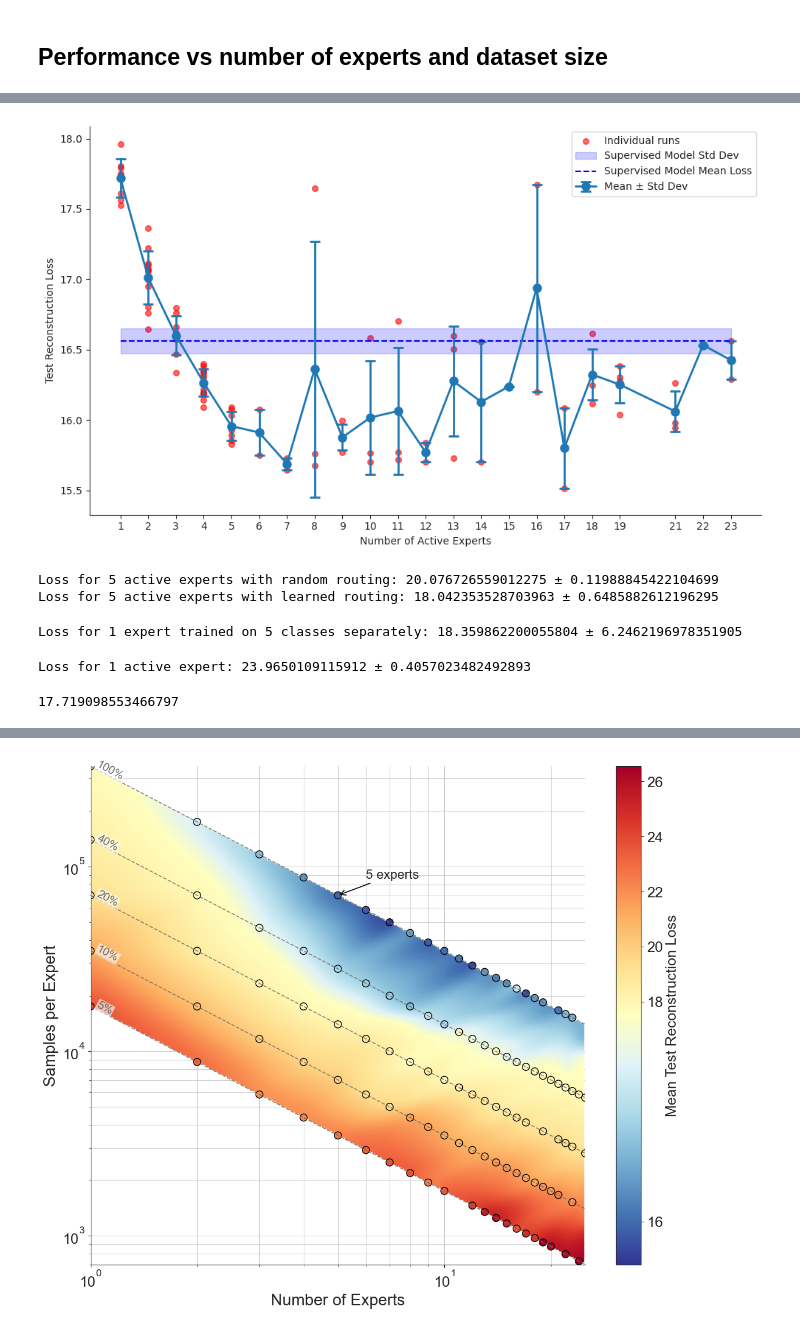
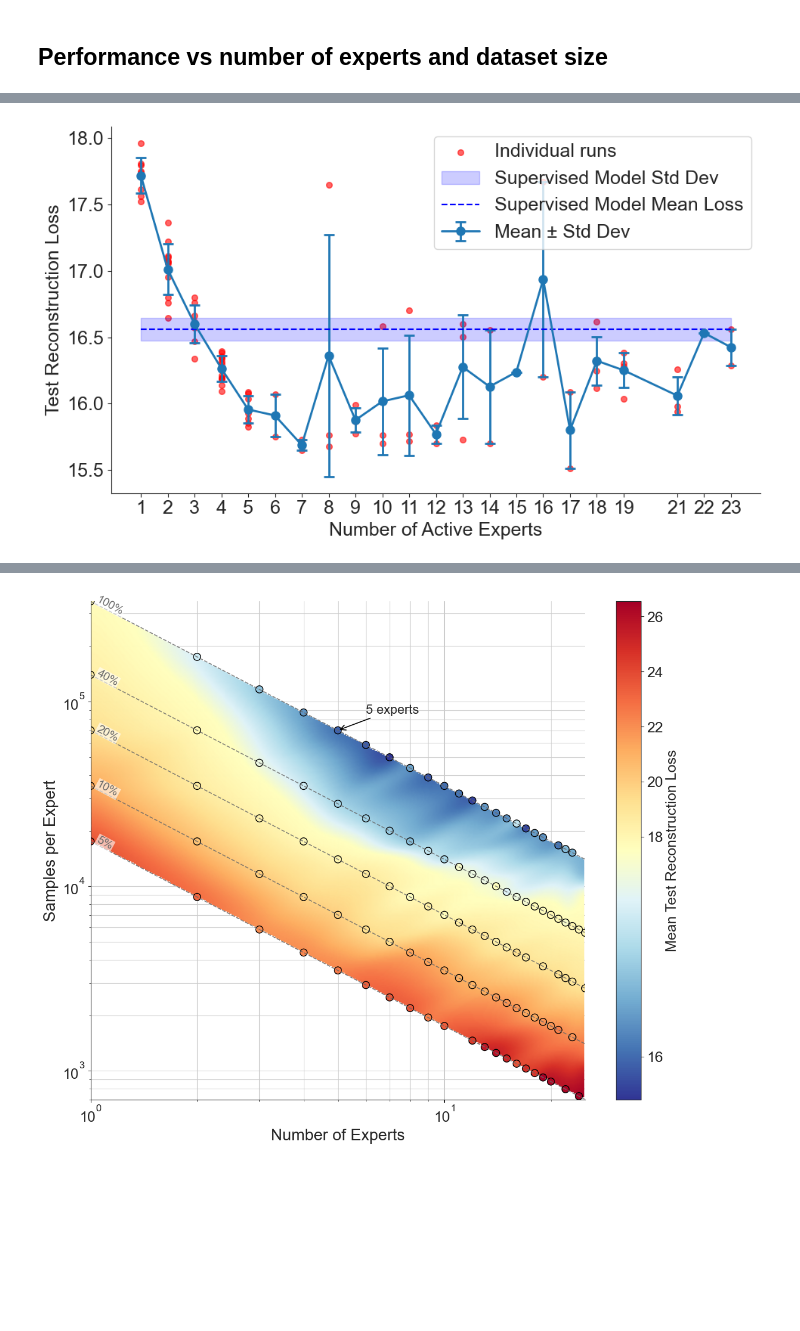
Before and after one commit to strajdzsha/smoe-vae, a Jupyter notebook: vae/visualizing.ipynb, the cells around one changed output, grey strips where cells are left out. Drawn from its saved outputs; the diff is of its cells as text; code cells hidden in the pictures; blank space fills up the shorter version.

```diff
--- a/vae/visualizing.ipynb
+++ b/vae/visualizing.ipynb
@@ -225,7 +219,7 @@ def get_appropriate_colormap(num_categories):
 num_experts=10
 num_active_experts=5
 trial=4
-model_dir = f'/home/stnikoli/semestral-project-awareness/vae/snapshots/quickdraw/dataset_size/moe_ld32_ne{num_experts}_1.0_dataset_percentage_{trial}'
+model_dir = f'results/moe_ld32_ne{num_experts}_1.0_dataset_percentage_{trial}'
 
 model = load_pretrained_model(model_dir)
 test_loader = load_dataset('quickdraw', batch_size=64)
@@ -357,8 +350,0 @@ Expert activation visualization saved to /home/stnikoli/semestral-project-awaren
-# %%
-num_experts=10
-trial=4
-model_dir = f'/home/stnikoli/semestral-project-awareness/vae/snapshots/quickdraw/dataset_size/moe_ld32_ne{num_experts}_1.0_dataset_percentage_{trial}'
-
-model = load_pretrained_model(model_dir)
-test_loader = load_dataset('quickdraw', batch_size=64)
-device = torch.device("cuda" if torch.cuda.is_available() else "cpu")
@@ -639,20 +534,14 @@ Active Experts 23: Found 2 experiment(s)
-# %%
-def find_supervised_losses(root_path):
-    supervised_losses = []
-    dirnames = [d for d in os.listdir(root_path) if d.startswith('moe_supervised_ld32_ne5') and "load_balancing" in d]
-    for dirname in dirnames:
-        dir_path = os.path.join(root_path, dirname)
-        if os.path.isdir(dir_path):
-            test_losses_file = os.path.join(dir_path, 'test_recon_losses.npy')
-            if os.path.exists(test_losses_file):
-                test_losses = np.load(test_losses_file, allow_pickle=True)
-                # extract the number of experts from the directory name
-                num_experts = int(dirname.split('_ne')[1].split('_')[0])
-                supervised_losses.append(test_losses[-1])
-    return supervised_losses
-supervised_losses = find_supervised_losses('/home/stnikoli/semestral-project-awareness/vae/snapshots/quickdraw/')
+# %%
+import pickle
+
+with open("results/test_losses_data.pkl", "rb") as f:
+    test_losses_percentage = pickle.load(f)
+
+with open('results/supervised_losses.pkl', 'rb') as f:
+    supervised_losses = pickle.load(f)
 # %%
 # Calculate mean and std for each number of experts
+test_losses_by_active_experts = test_losses_percentage[1.0]
 experts_stats = {}
 for num_experts, losses_list in test_losses_by_active_experts.items():
     # Extract the last loss value from each experiment
@@ -687,33 +576,31 @@ plt.errorbar(expert_numbers, means, yerr=stds,
 for i, num_experts in enumerate(expert_numbers):
     values = experts_stats[num_experts]['values']
     x_positions = [num_experts] * len(values)
     plt.scatter(x_positions, values, alpha=0.6, s=30, color='red',
                 label='Individual runs' if i == 0 else "")
 
 # Set axis labels
 plt.xlabel('Number of Active Experts')
 plt.ylabel('Test Reconstruction Loss')
 
 # Add supervised model reference line and band
 plt.fill_between(expert_numbers,
                  np.mean(supervised_losses) - np.std(supervised_losses),
                  np.mean(supervised_losses) + np.std(supervised_losses),
                  alpha=0.2, color='blue', label='Supervised Model Std Dev')
 plt.hlines(np.mean(supervised_losses), xmin=min(expert_numbers), xmax=max(expert_numbers),
            color='blue', linestyle='--', label='Supervised Model Mean Loss')
 
 # Set x-ticks to ensure they match the exact expert numbers
 plt.xticks(expert_numbers)
 
 # Remove top and right spines
 sns.despine()
 
 # Add legend and adjust layout
 plt.legend()
 plt.tight_layout()
-plt.savefig('/home/stnikoli/semestral-project-awareness/vae/snapshots/quickdraw/dataset_size/test_recon_losses_with_active_experts.png', dpi=300)
-plt.savefig('/home/stnikoli/semestral-project-awareness/vae/snapshots/quickdraw/dataset_size/test_recon_losses_with_active_experts.svg', dpi=300)
 
 plt.show()
 # %% [output]
-[figure, old version]
+[figure, new version]
@@ -727,44 +607,3 @@ loss_5, std_5 = np.mean([losses[-1] for losses in test_losses_percentage[0.2][5]
-# %%
-# load all .npy files that start with 'test_recon_losses_random_' in 'snapshots/'
-# and compute the mean of the last value in each loaded array
-import glob
-
-last_values = []
-
-for file_name in glob.glob("snapshots/test_recon_losses_random_*.npy"):
-    data = np.load(file_name)
-    # compute the mean of the last value in the loaded array
-    last_value = np.mean(data[-1])
-    last_values.append(last_value)
-
-loss_5_random, std_5_random = np.mean(last_values), np.std(last_values)
-print(f"Loss for 5 active experts with random routing: {loss_5_random} ± {std_5_random}")
-print(f"Loss for 5 active experts with learned routing: {loss_5} ± {std_5}")
-# %% [output]
-Loss for 5 active experts with random routing: 20.076726559012275 ± 0.11988845422104699
-Loss for 5 active experts with learned routing: 18.042353528703963 ± 0.6485882612196295
-# %%
-last_values = []
-
-for file_name in glob.glob("snapshots/test_recon_losses_separate_*.npy"):
-    data = np.load(file_name)
-    # compute the mean of the last value in the loaded array
-    last_value = np.mean(data[-1])
-    last_values.append(last_value)
-
-loss_5_separate, std_5_separate = np.mean(last_values), np.std(last_values)
-print(f"Loss for 1 expert trained on 5 classes separately: {loss_5_separate} ± {std_5_separate}")
-# %% [output]
-Loss for 1 expert trained on 5 classes separately: 18.359862200055804 ± 6.2462196978351905
-# %%
-loss_1, std_1 = np.mean([losses[-1] for losses in test_losses_percentage[0.05][1]]), np.std([losses[-1] for losses in test_losses_percentage[0.05][1]])
-print(f"Loss for 1 active expert: {loss_1} ± {std_1}")
-# %% [output]
-Loss for 1 active expert: 23.9650109115912 ± 0.4057023482492893
-# %%
-np.mean([losses[-1] for losses in test_losses_percentage[1.0][1]])
-# %% [output]
-17.719098553466797
 # %%
 def plot_test_losses_by_percentage(test_losses_percentage):
     # Set the Seaborn style
```
Also changed, not shown: parts of 12 cells of this notebook, 2 other files.
